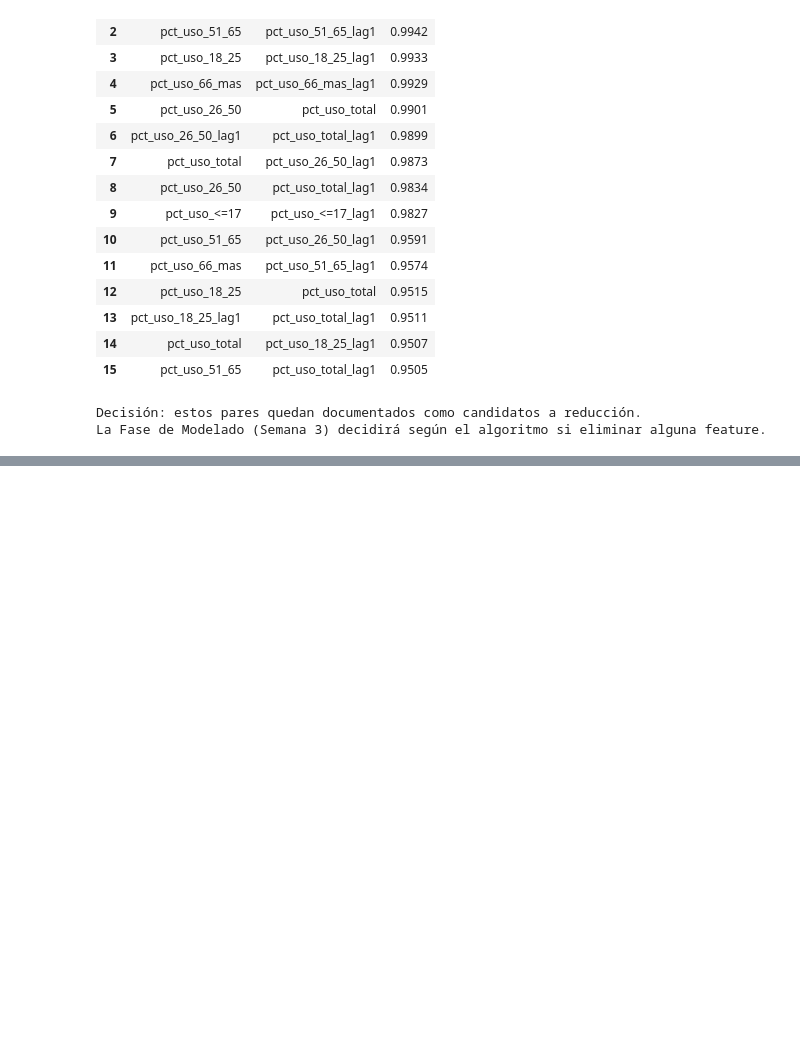
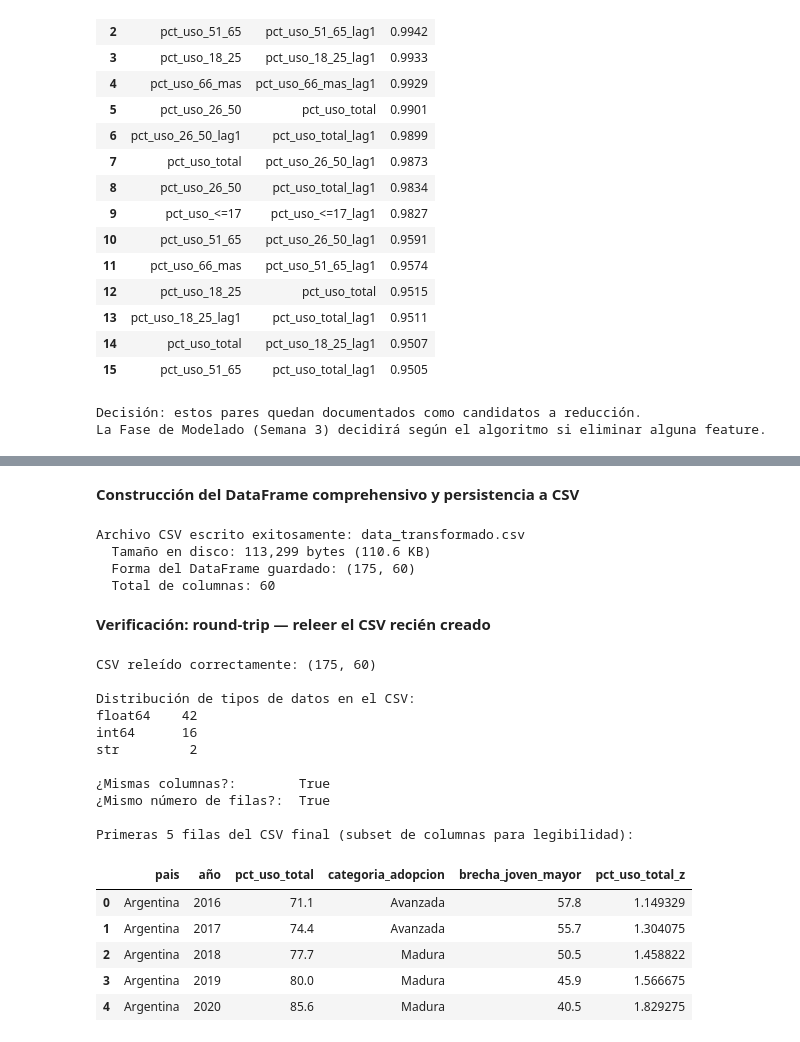
Before and after one commit to Tunchxz/CC3074-Proyecto-Final, a Jupyter notebook: Week-2.ipynb, the cells around one changed output, grey strips where cells are left out. Saved outputs shown, nothing was run; the diff lists cells and outputs as text; code cells hidden in the pictures; blank space fills up the shorter version.

Commit message:
feat: final validation, export of the modelable dataset and summary

```diff
--- a/Week-2.ipynb
+++ b/Week-2.ipynb
@@ -1435,0 +1547,66 @@ La Fase de Modelado (Semana 3) decidirá según el algoritmo si eliminar alguna
+# %% [markdown]
+**Construcción del DataFrame comprehensivo y persistencia a CSV**
+# %%
+# Construir el DataFrame final concatenando df_final con dummies_pais
+df_export = pd.concat([df_final.reset_index(drop=True),
+                       dummies_pais.reset_index(drop=True)], axis=1)
+
+# Ordenar columnas en bloques semánticos
+LLAVES = ['pais', 'año']
+CATEGORICA = ['categoria_adopcion']
+DUMMIES_COLS = list(dummies_pais.columns)
+COLUMNAS_FINALES = (LLAVES + INDICADORES + BRECHAS + LAGS + DELTAS +
+                     TEMPORALES + CATEGORICA + DUMMIES_COLS + cols_z)
+df_export = df_export[COLUMNAS_FINALES]
+
+# Sort y guardar
+RUTA_CSV = 'data_transformado.csv'
+df_export = df_export.sort_values(['pais', 'año']).reset_index(drop=True)
+df_export.to_csv(RUTA_CSV, index=False, encoding='utf-8')
+
+tamano_bytes = os.path.getsize(RUTA_CSV)
+print(f'Archivo CSV escrito exitosamente: {RUTA_CSV}')
+print(f'  Tamaño en disco: {tamano_bytes:,} bytes ({tamano_bytes/1024:.1f} KB)')
+print(f'  Forma del DataFrame guardado: {df_export.shape}')
+print(f'  Total de columnas: {df_export.shape[1]}')
+# %% [output]
+Archivo CSV escrito exitosamente: data_transformado.csv
+  Tamaño en disco: 113,299 bytes (110.6 KB)
+  Forma del DataFrame guardado: (175, 60)
+  Total de columnas: 60
+# %% [markdown]
+**Verificación: round-trip — releer el CSV recién creado**
+# %%
+df_check = pd.read_csv(RUTA_CSV)
+
+print(f'CSV releído correctamente: {df_check.shape}')
+print(f'\nDistribución de tipos de datos en el CSV:')
+print(df_check.dtypes.value_counts().to_string())
+
+# Validar igualdad estructural
+columnas_iguales = list(df_check.columns) == list(df_export.columns)
+filas_iguales = len(df_check) == len(df_export)
+print(f'\n¿Mismas columnas?:        {columnas_iguales}')
+print(f'¿Mismo número de filas?:  {filas_iguales}')
+
+print(f'\nPrimeras 5 filas del CSV final (subset de columnas para legibilidad):')
+display(df_check[['pais', 'año', 'pct_uso_total', 'categoria_adopcion',
+                   'brecha_joven_mayor', 'pct_uso_total_z']].head())
+# %% [output]
+CSV releído correctamente: (175, 60)
+
+Distribución de tipos de datos en el CSV:
+float64    42
+int64      16
+str         2
+
+¿Mismas columnas?:        True
+¿Mismo número de filas?:  True
+
+Primeras 5 filas del CSV final (subset de columnas para legibilidad):
+|  | pais | año | pct_uso_total | categoria_adopcion | brecha_joven_mayor | pct_uso_total_z |
+| 0 | Argentina | 2016 | 71.1 | Avanzada | 57.8 | 1.149329 |
+| 1 | Argentina | 2017 | 74.4 | Avanzada | 55.7 | 1.304075 |
+| 2 | Argentina | 2018 | 77.7 | Madura | 50.5 | 1.458822 |
+| 3 | Argentina | 2019 | 80.0 | Madura | 45.9 | 1.566675 |
+| 4 | Argentina | 2020 | 85.6 | Madura | 40.5 | 1.829275 |
```
Also changed, not shown: parts of 9 cells of this notebook, 1 other file.
